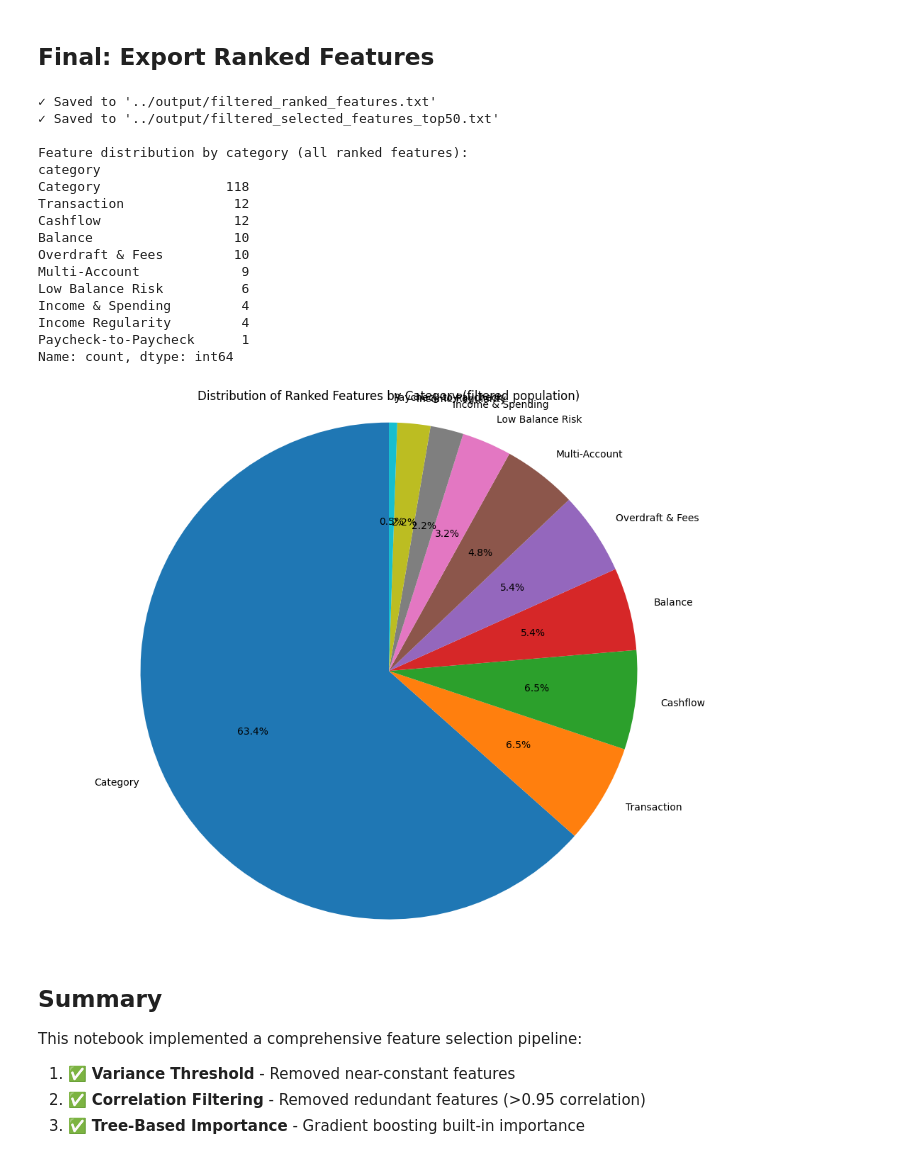
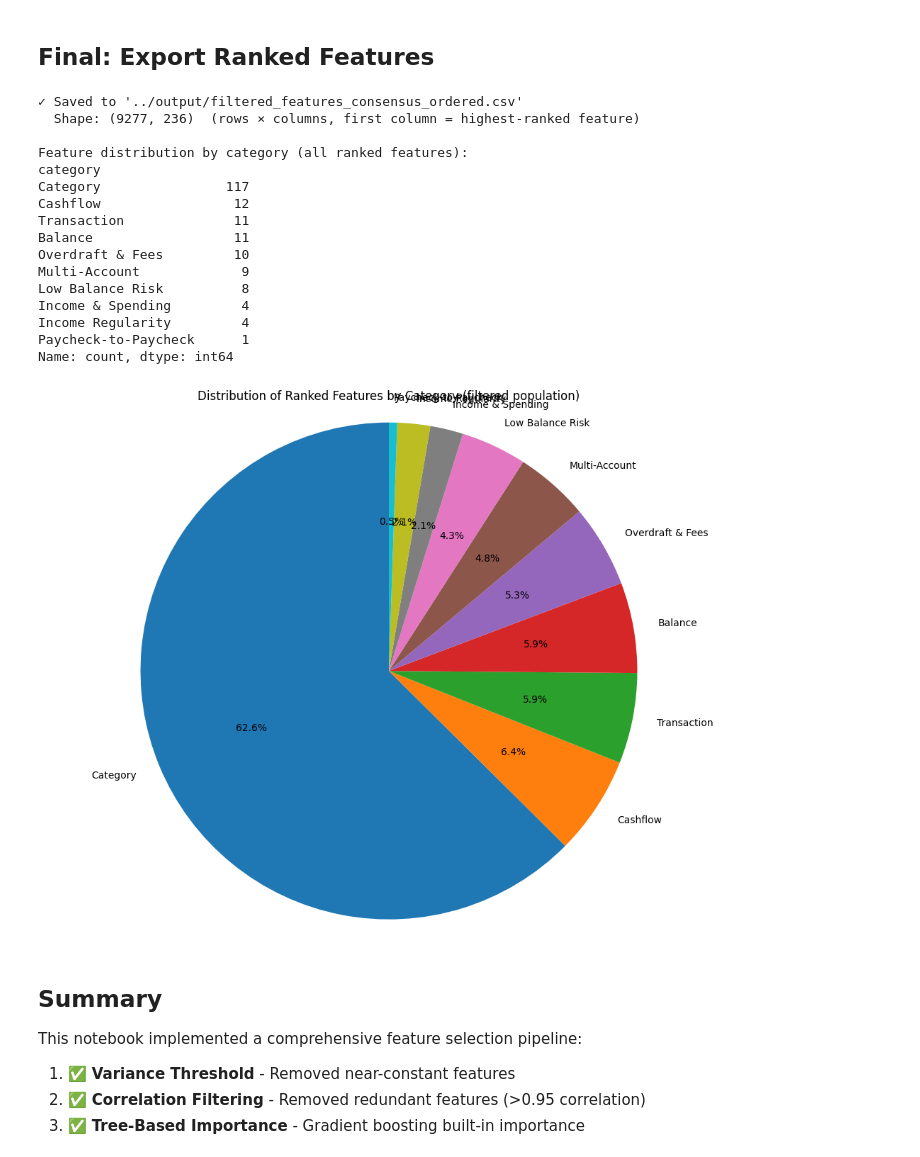
Before and after one commit to kangyuj0531/dsc180a-prism-data, a Jupyter notebook: feature_selection/feature_selection_comprehensive.ipynb, the cells around one changed output. Drawn from its saved outputs; the diff is of its cells as text; code cells hidden in the pictures.

```diff
--- a/feature_selection/feature_selection_comprehensive.ipynb
+++ b/feature_selection/feature_selection_comprehensive.ipynb
@@ -607,26 +602,22 @@ GBM Baseline (186 features): 0.8004
 # %% [markdown]
 ## Final: Export Ranked Features
 # %%
-# Export ranked features
-final_features = consensus_df['feature'].tolist()
+# Build column order: features ranked by consensus score, then DQ_TARGET at the end
+ranked_features = consensus_df['feature'].tolist()
 
-ranked_path = f"{OUTPUT_PREFIX}ranked_features.txt"
-top50_path  = f"{OUTPUT_PREFIX}selected_features_top50.txt"
+# Include any original columns not in X_train_s2 (e.g. features dropped by variance/correlation filters)
+all_feature_cols = [c for c in features_df.columns if c != 'DQ_TARGET']
+ranked_cols = ranked_features + [c for c in all_feature_cols if c not in set(ranked_features)]
+ordered_cols = ranked_cols + ['DQ_TARGET']
 
-with open(ranked_path, 'w') as f:
-    for feat in final_features:
-        f.write(feat + '\n')
+out_df = features_df[[c for c in ordered_cols if c in features_df.columns]]
 
-with open(top50_path, 'w') as f:
-    for feat in final_features[:50]:
-        f.write(feat + '\n')
+out_path = f"{OUTPUT_PREFIX}features_consensus_ordered.csv"
+out_df.to_csv(out_path)
+print(f"✓ Saved to '{out_path}'")
+print(f"  Shape: {out_df.shape}  (rows × columns, first column = highest-ranked feature)")
 
-print(f"✓ Saved to '{ranked_path}'")
-print(f"✓ Saved to '{top50_path}'")
-
-# Create a feature importance visualization by category
-ranked_features = consensus_df.copy()
-
+# Feature distribution by category
 def categorize_feature(feat_name):
     if 'overdraft' in feat_name or 'fee' in feat_name:
         return 'Overdraft & Fees'
@@ -645,42 +636,43 @@ def categorize_feature(feat_name):
     elif feat_name.startswith('income__') or 'spend' in feat_name:
         return 'Income & Spending'
     elif any(x in feat_name for x in ['savings__', 'credit_card__', 'revolving_debt__', 'longterm_debt__',
                                        'net_liquid', 'total_debt', 'savings_to_debt']):
         return 'Multi-Account'
     else:
         return 'Transaction'
 
-ranked_features['category'] = ranked_features['feature'].apply(categorize_feature)
+consensus_df_cat = consensus_df.copy()
+consensus_df_cat['category'] = consensus_df_cat['feature'].apply(categorize_feature)
 
-category_counts = ranked_features['category'].value_counts()
+category_counts = consensus_df_cat['category'].value_counts()
 print("\nFeature distribution by category (all ranked features):")
 print(category_counts)
 
 # Pie chart
 plt.figure(figsize=(10, 8))
 plt.pie(category_counts.values, labels=category_counts.index, autopct='%1.1f%%', startangle=90)
 plt.title(f'Distribution of Ranked Features by Category ({DATASET} population)')
 plt.axis('equal')
 plt.tight_layout()
 plt.show()
 # %% [output]
-✓ Saved to '../output/filtered_ranked_features.txt'
-✓ Saved to '../output/filtered_selected_features_top50.txt'
+✓ Saved to '../output/filtered_features_consensus_ordered.csv'
+  Shape: (9277, 236)  (rows × columns, first column = highest-ranked feature)
 
 Feature distribution by category (all ranked features):
 category
-Category                118
-Transaction              12
+Category                117
 Cashflow                 12
-Balance                  10
+Transaction              11
+Balance                  11
 Overdraft & Fees         10
 Multi-Account             9
-Low Balance Risk          6
+Low Balance Risk          8
 Income & Spending         4
 Income Regularity         4
 Paycheck-to-Paycheck      1
 Name: count, dtype: int64
-[figure, old version]
+[figure, new version]
 # %% [markdown]
 ## Summary
 
```
Also changed, not shown: parts of 11 cells of this notebook, 6 other files.
